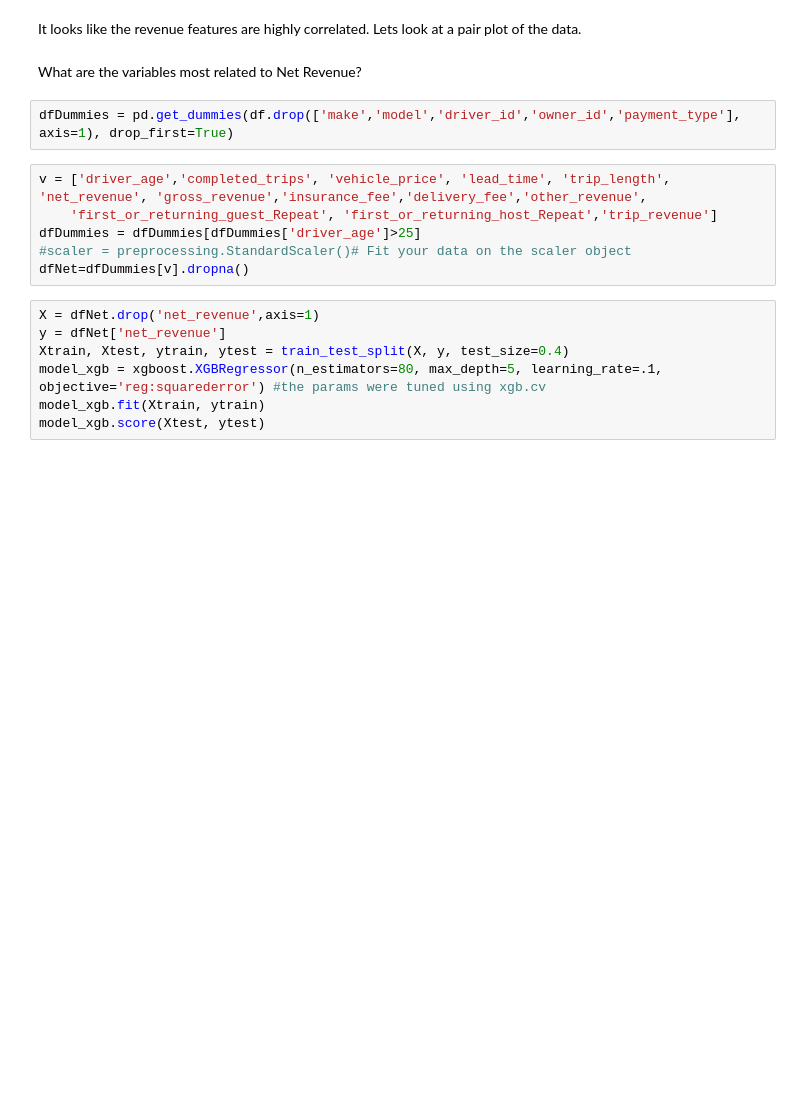
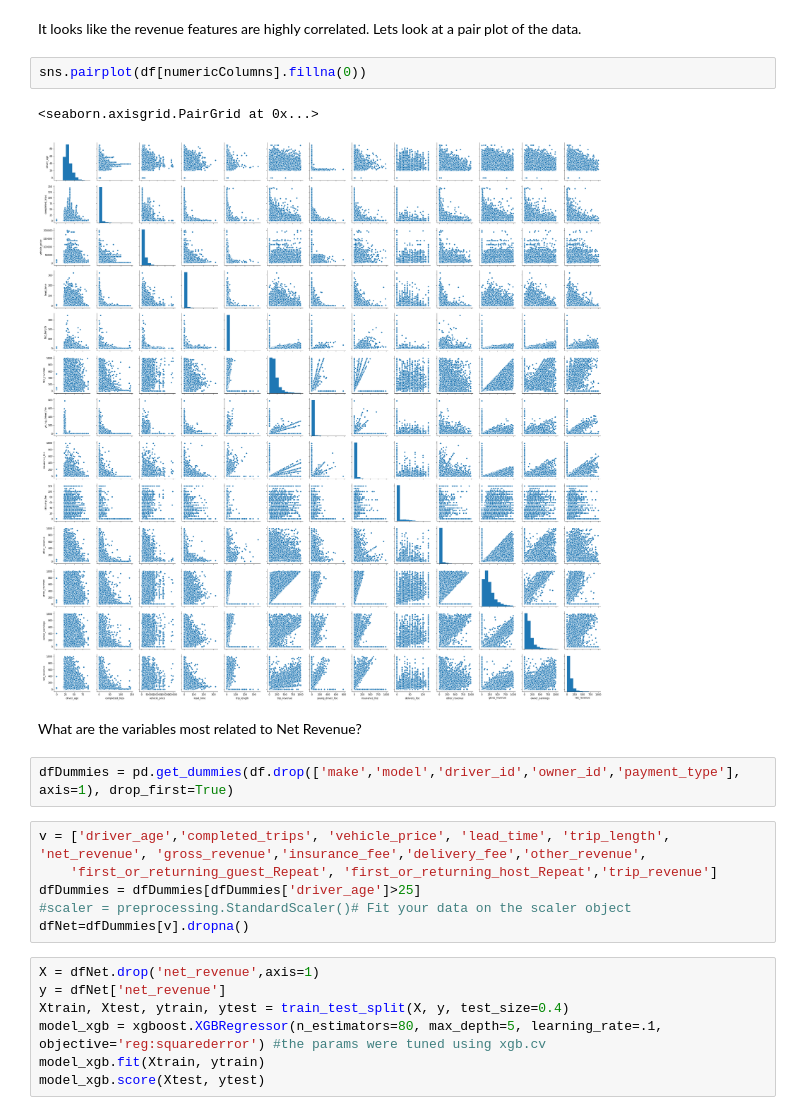
Before and after one commit to kpeterso/SVB, a Jupyter notebook: SVB Get Around Analysis.ipynb, the cells around one changed output. Cells and saved outputs as stored; diff of their text form; blank space fills up the shorter version.

```diff
--- a/SVB Get Around Analysis.ipynb
+++ b/SVB Get Around Analysis.ipynb
@@ -47,5 +89,10 @@ plt.matshow(df.corr())
 # %% [markdown]
 It looks like the revenue features are highly correlated. Lets look at a pair plot of the data.
+# %%
+sns.pairplot(df[numericColumns].fillna(0))
+# %% [output]
+<seaborn.axisgrid.PairGrid at 0x...>
+[figure, added]
 # %% [markdown]
 What are the variables most related to Net Revenue?
 # %%
```
Also changed, not shown: parts of 20 cells of this notebook.
